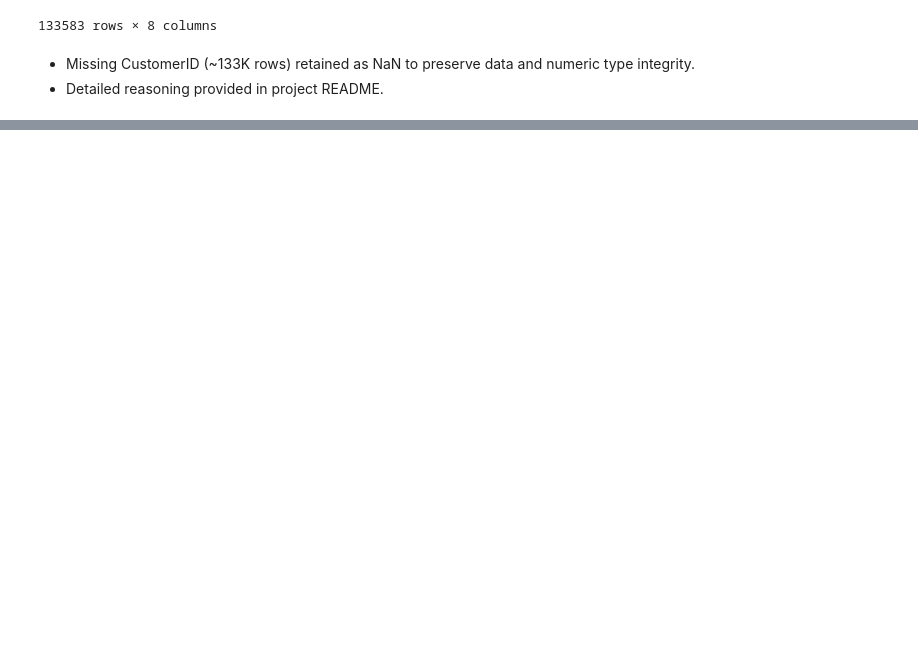
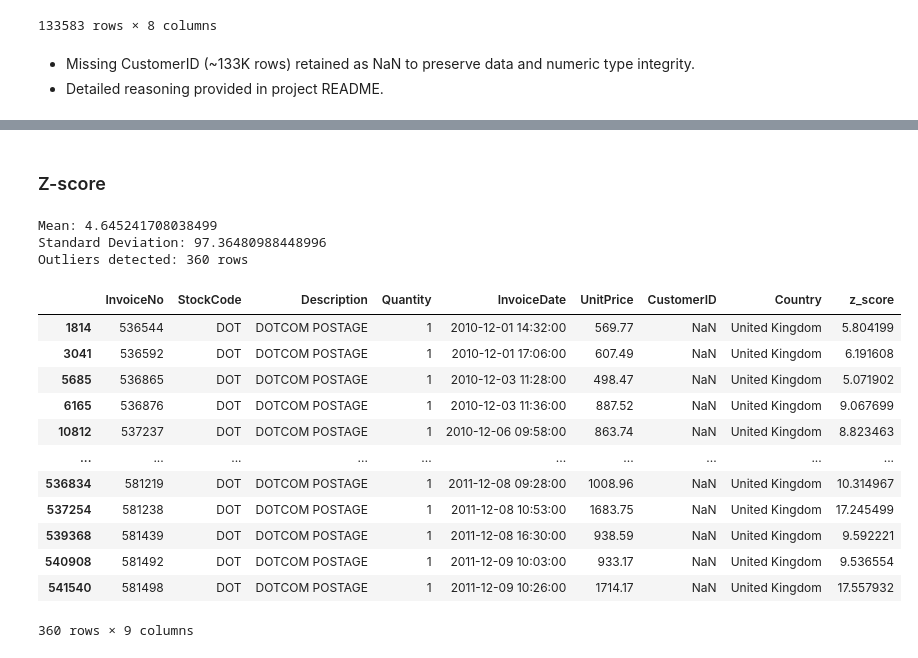
Before and after one commit to Pogo-S/Financial_Data_Project, a Jupyter notebook: scripts/eda.ipynb, the cells around one changed output, grey strips where cells are left out. Saved outputs shown, nothing was run; the diff lists cells and outputs as text; code cells hidden in the pictures; blank space fills up the shorter version.

```diff
--- a/scripts/eda.ipynb
+++ b/scripts/eda.ipynb
@@ -251,0 +322,42 @@ df[df["CustomerID"].isnull()]
+# %% [markdown]
+### Z-score
+# %%
+def detect_outliers_z(series, threshold=3):
+
+    mean = series.mean()
+    std = series.std()
+
+    z_score = (series - mean) / std
+
+    Z_Outliers = series[np.abs(z_score) > threshold]
+    Z_Outliers_df = df.loc[Z_Outliers.index]
+
+
+    return Z_Outliers, Z_Outliers_df, mean, std
+
+
+# Detect outliers in UnitPrice
+Z_Outliers, Z_Outliers_df, mean, std = detect_outliers_z(df["UnitPrice"], threshold=3)
+
+print("Mean:", mean)
+print("Standard Deviation:", std)
+print(f"Outliers detected: {len(Z_Outliers)} rows")
+
+Z_Outliers_df
+# %% [output]
+Mean: 4.645241708038499
+Standard Deviation: 97.36480988448996
+Outliers detected: 360 rows
+|  | InvoiceNo | StockCode | Description | Quantity | InvoiceDate | UnitPrice | CustomerID | Country | z_score |
+| 1814 | 536544 | DOT | DOTCOM POSTAGE | 1 | 2010-12-01 14:32:00 | 569.77 | NaN | United Kingdom | 5.804199 |
+| 3041 | 536592 | DOT | DOTCOM POSTAGE | 1 | 2010-12-01 17:06:00 | 607.49 | NaN | United Kingdom | 6.191608 |
+| 5685 | 536865 | DOT | DOTCOM POSTAGE | 1 | 2010-12-03 11:28:00 | 498.47 | NaN | United Kingdom | 5.071902 |
+| 6165 | 536876 | DOT | DOTCOM POSTAGE | 1 | 2010-12-03 11:36:00 | 887.52 | NaN | United Kingdom | 9.067699 |
+| 10812 | 537237 | DOT | DOTCOM POSTAGE | 1 | 2010-12-06 09:58:00 | 863.74 | NaN | United Kingdom | 8.823463 |
+| ... | ... | ... | ... | ... | ... | ... | ... | ... | ... |
+| 536834 | 581219 | DOT | DOTCOM POSTAGE | 1 | 2011-12-08 09:28:00 | 1008.96 | NaN | United Kingdom | 10.314967 |
+| 537254 | 581238 | DOT | DOTCOM POSTAGE | 1 | 2011-12-08 10:53:00 | 1683.75 | NaN | United Kingdom | 17.245499 |
+| 539368 | 581439 | DOT | DOTCOM POSTAGE | 1 | 2011-12-08 16:30:00 | 938.59 | NaN | United Kingdom | 9.592221 |
+| 540908 | 581492 | DOT | DOTCOM POSTAGE | 1 | 2011-12-09 10:03:00 | 933.17 | NaN | United Kingdom | 9.536554 |
+| 541540 | 581498 | DOT | DOTCOM POSTAGE | 1 | 2011-12-09 10:26:00 | 1714.17 | NaN | United Kingdom | 17.557932 |
+360 rows × 9 columns
```
Also changed, not shown: parts of 16 cells of this notebook, 1 other file.
